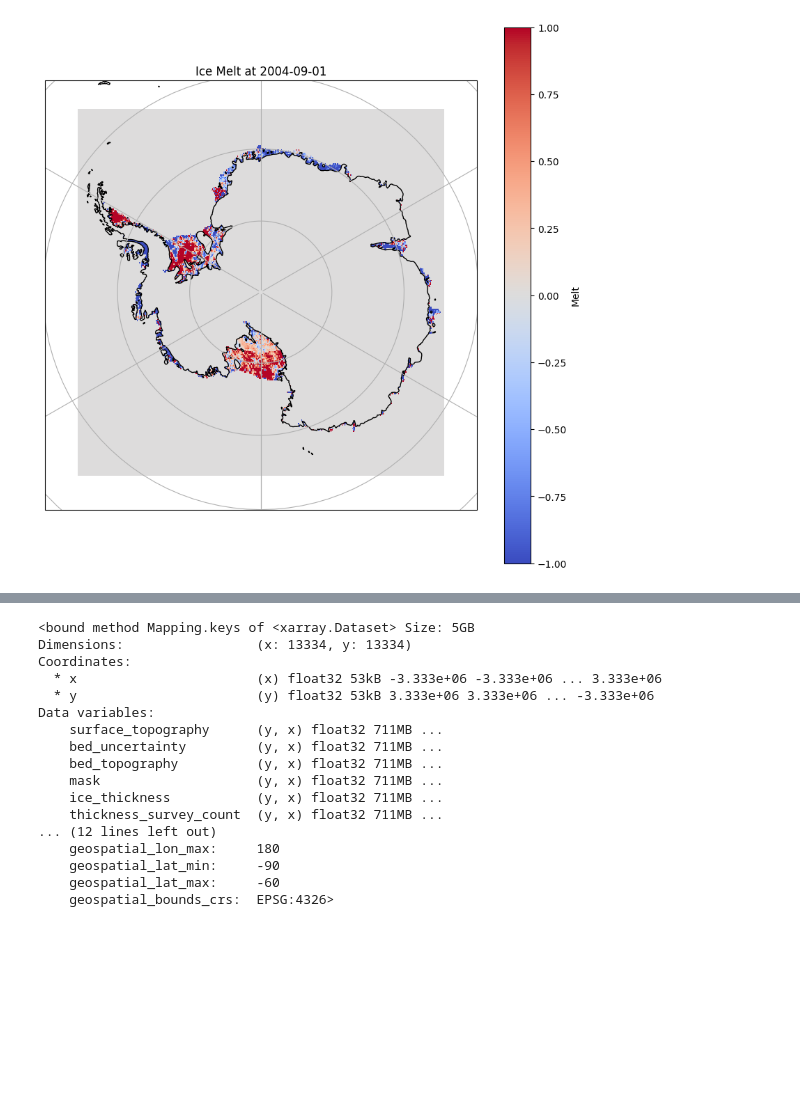
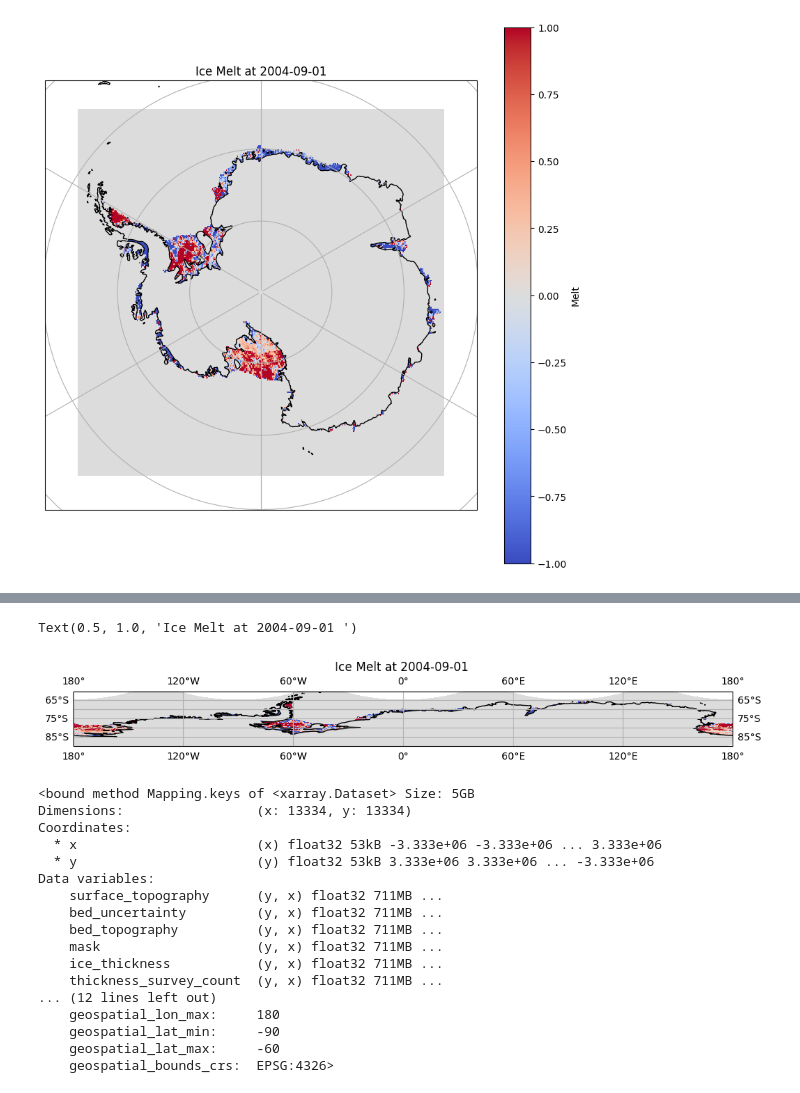
Before and after one commit to isabelle-white/SSH_wind_SI, a Jupyter notebook: mca_shared_izzy/ice_vel_ssh_correl_maps.ipynb, the cells around one changed output, grey strips where cells are left out. Saved outputs shown, nothing was run; the diff lists cells and outputs as text; code cells hidden in the pictures; blank space fills up the shorter version.

```diff
--- a/mca_shared_izzy/ice_vel_ssh_correl_maps.ipynb
+++ b/mca_shared_izzy/ice_vel_ssh_correl_maps.ipynb
@@ -72,9 +132,11 @@ Dimensions without coordinates: y, x
 [::10] this is to plot every 10th datapoint to make it easier to select the different ice sheets when i plot below
 '''
 
-data_1 = ice_vels_ds_melt_and_mean['melt'].isel(time=6)[::10]
+time_idx = 6
+data_1 = ice_vels_ds_melt_and_mean['melt'].isel(time=time_idx)[::10]
 lat_1 = ice_vels_ds_melt_and_mean['lat'][::10]
 lon_1 = ice_vels_ds_melt_and_mean['lon'][::10]
+time_value = str(ice_vels_ds_melt_and_mean['time'].isel(time=time_idx).values)[:10]  # Format to 'YYYY-MM-DD'
 
 # Create the figure and axes for subplots
 fig, axes = plt.subplots(nrows=1, ncols=1, figsize=(10, 10), subplot_kw={'projection': ccrs.SouthPolarStereo()})
@@ -86,7 +148,7 @@ ax1.coastlines()
 ax1.gridlines(draw_labels=False)
 ax1.set_extent([-180, 180, -90, -60], crs=ccrs.PlateCarree())
 mesh_1 = ax1.pcolormesh(lon_1, lat_1, data_1, transform=ccrs.PlateCarree(), cmap='coolwarm', shading='auto', vmin=-1, vmax=1)
-ax1.set_title("Ice Melt at 2004-09-01")
+ax1.set_title(f"Ice Melt at {time_value}")
 plt.colorbar(mesh_1, ax=ax1, orientation='vertical', label='Melt')
 # %% [output]
 <matplotlib.colorbar.Colorbar at 0x...>
@@ -94,3 +309,21 @@ plt.colorbar(mesh_1, ax=ax1, orientation='vertical', label='Melt')
+# %%
+import matplotlib.ticker as mticker
+# Create the figure and axes for subplots
+fig, axes = plt.subplots(nrows=1, ncols=1, figsize=(12,10), subplot_kw={'projection': ccrs.PlateCarree()})
+
+
+# Plot 1: Ice Melt
+ax1 = axes
+ax1.coastlines()
+ax1.gridlines(draw_labels=True)
+ax1.set_extent([-180, 180, -90, -60], crs=ccrs.PlateCarree())
+mesh_1 = ax1.pcolormesh(lon_1, lat_1, data_1, transform=ccrs.PlateCarree(), cmap='coolwarm', shading='auto', vmin=-1, vmax=1)
+ax1.set_title(f"Ice Melt at {time_value} ")
+# ax1.ylocator = mticker.FixedLocator([-60, -70, -80, -90])
+# ax1.xlocator = mticker.FixedLocator([-180, -90,0, 90, 180])
+# %% [output]
+Text(0.5, 1.0, 'Ice Melt at 2004-09-01 ')
+[figure, added]
 # %%
 print(bedmap3.keys)
 # %% [output]
```
Also changed, not shown: parts of 78 cells of this notebook, 10 other files.
